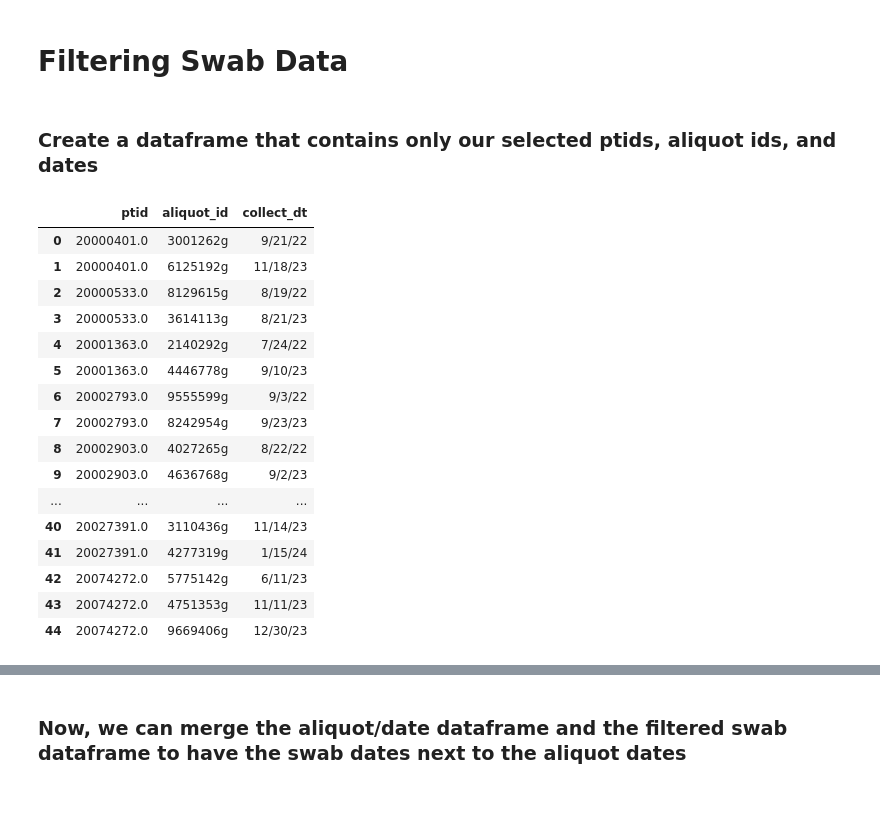
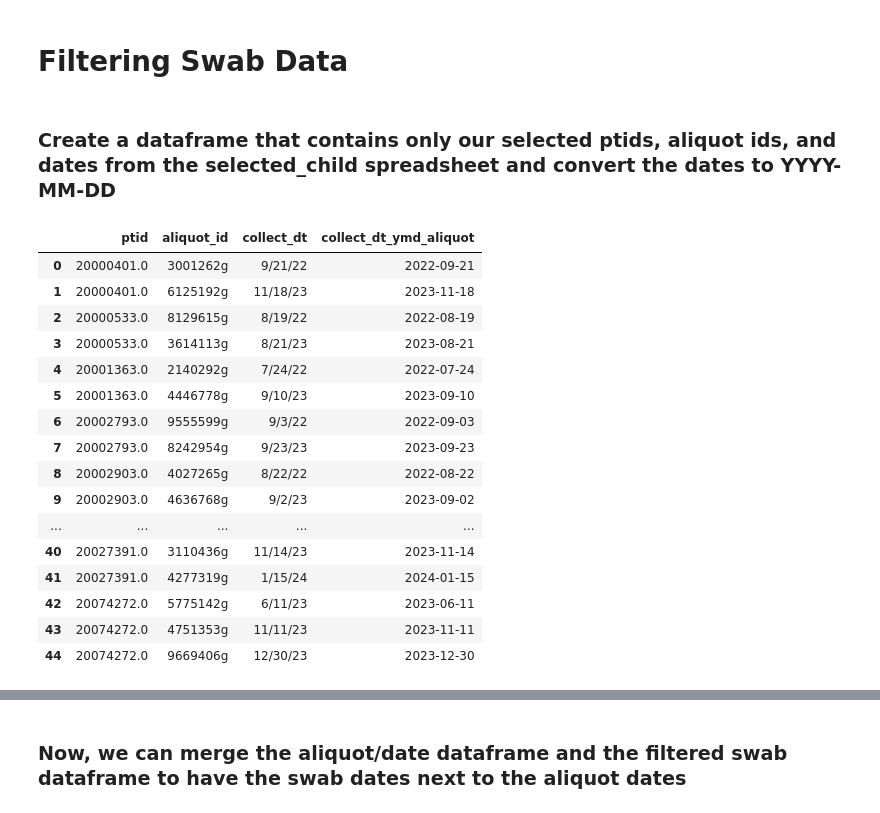
Before and after one commit to gavjuviler/rsv_imprinting, a Jupyter notebook: 02-notebooks/serum_swab_timelines.ipynb, the cells around one changed output, grey strips where cells are left out. Cells and saved outputs as stored; diff of their text form; code cells hidden in the pictures.

```diff
--- a/02-notebooks/serum_swab_timelines.ipynb
+++ b/02-notebooks/serum_swab_timelines.ipynb
@@ -133,27 +159,35 @@ See the caveats in the documentation: https://pandas.pydata.org/pandas-docs/stab
 # %% [markdown]
 # Filtering Swab Data
 # %% [markdown]
-### Create a dataframe that contains only our selected ptids, aliquot ids, and dates
+### Create a dataframe that contains only our selected ptids, aliquot ids, and dates from the selected_child spreadsheet and convert the dates to YYYY-MM-DD
-# %%
-
-filtered_aliquots = selected_child[['ptid', 'aliquot_id', 'collect_dt']]
-filtered_aliquots
-# %% [output]
-|  | ptid | aliquot_id | collect_dt |
-| 0 | 20000401.0 | 3001262g | 9/21/22 |
-| 1 | 20000401.0 | 6125192g | 11/18/23 |
-| 2 | 20000533.0 | 8129615g | 8/19/22 |
-| 3 | 20000533.0 | 3614113g | 8/21/23 |
-| 4 | 20001363.0 | 2140292g | 7/24/22 |
-| 5 | 20001363.0 | 4446778g | 9/10/23 |
-| 6 | 20002793.0 | 9555599g | 9/3/22 |
-| 7 | 20002793.0 | 8242954g | 9/23/23 |
-| 8 | 20002903.0 | 4027265g | 8/22/22 |
-| 9 | 20002903.0 | 4636768g | 9/2/23 |
-| ... | ... | ... | ... |
-| 40 | 20027391.0 | 3110436g | 11/14/23 |
-| 41 | 20027391.0 | 4277319g | 1/15/24 |
-| 42 | 20074272.0 | 5775142g | 6/11/23 |
-| 43 | 20074272.0 | 4751353g | 11/11/23 |
-| 44 | 20074272.0 | 9669406g | 12/30/23 |
+# %%
+filtered_aliquots = selected_child[['ptid', 'aliquot_id', 'collect_dt']].copy()
+filtered_aliquots
+
+def dmy_to_ymd(date_dmy):
+    if date_dmy == 'EMPTY':
+        return(None)
+    dmy = pd.to_datetime(date_dmy, format='mixed')
+    return(dmy)
+
+filtered_aliquots['collect_dt_ymd_aliquot'] = filtered_aliquots['collect_dt'].map(dmy_to_ymd)
+filtered_aliquots
+# %% [output]
+|  | ptid | aliquot_id | collect_dt | collect_dt_ymd_aliquot |
+| 0 | 20000401.0 | 3001262g | 9/21/22 | 2022-09-21 |
+| 1 | 20000401.0 | 6125192g | 11/18/23 | 2023-11-18 |
+| 2 | 20000533.0 | 8129615g | 8/19/22 | 2022-08-19 |
+| 3 | 20000533.0 | 3614113g | 8/21/23 | 2023-08-21 |
+| 4 | 20001363.0 | 2140292g | 7/24/22 | 2022-07-24 |
+| 5 | 20001363.0 | 4446778g | 9/10/23 | 2023-09-10 |
+| 6 | 20002793.0 | 9555599g | 9/3/22 | 2022-09-03 |
+| 7 | 20002793.0 | 8242954g | 9/23/23 | 2023-09-23 |
+| 8 | 20002903.0 | 4027265g | 8/22/22 | 2022-08-22 |
+| 9 | 20002903.0 | 4636768g | 9/2/23 | 2023-09-02 |
+| ... | ... | ... | ... | ... |
+| 40 | 20027391.0 | 3110436g | 11/14/23 | 2023-11-14 |
+| 41 | 20027391.0 | 4277319g | 1/15/24 | 2024-01-15 |
+| 42 | 20074272.0 | 5775142g | 6/11/23 | 2023-06-11 |
+| 43 | 20074272.0 | 4751353g | 11/11/23 | 2023-11-11 |
+| 44 | 20074272.0 | 9669406g | 12/30/23 | 2023-12-30 |
 # %% [markdown]
```
Also changed, not shown: parts of 11 cells of this notebook, 3 other files.
